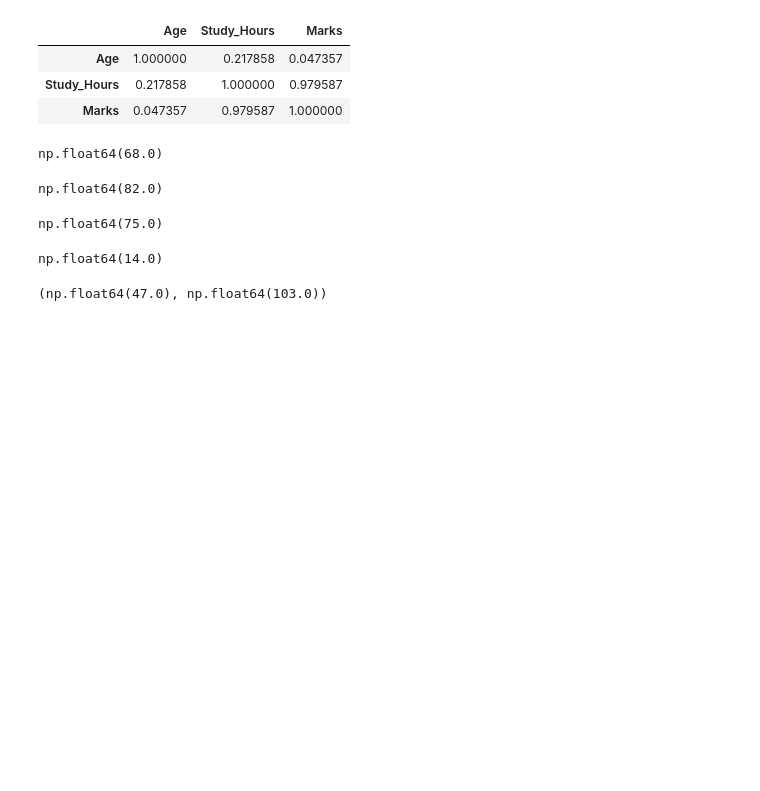
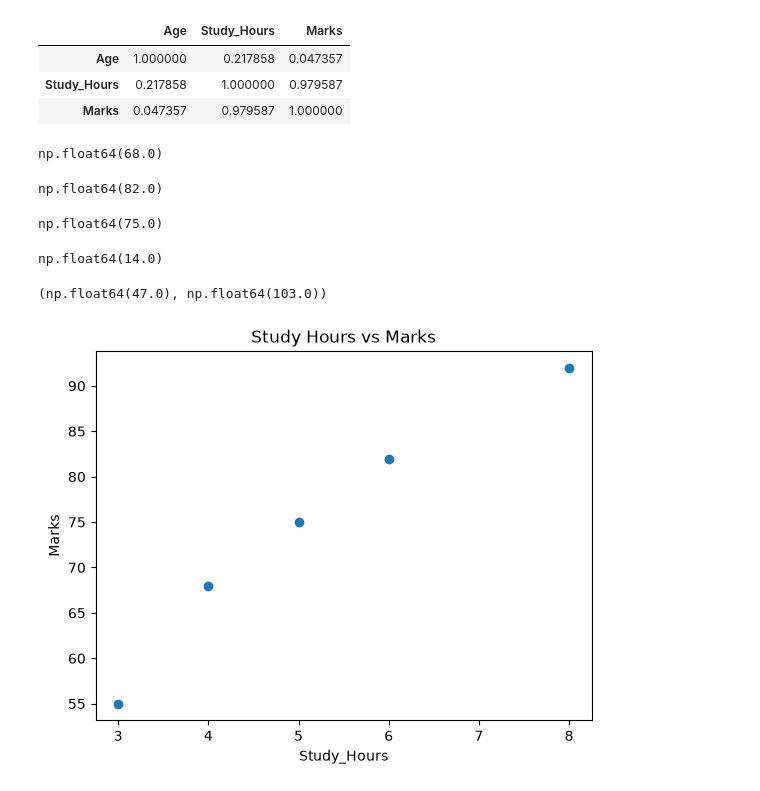
Before and after one commit to Anjula2001/study-research-agent, a Jupyter notebook: 04-Data-Analysis/data_analysis.ipynb, the cells around one changed output. Cells and saved outputs as stored; diff of their text form; code cells hidden in the pictures; blank space fills up the shorter version.

```diff
--- a/04-Data-Analysis/data_analysis.ipynb
+++ b/04-Data-Analysis/data_analysis.ipynb
@@ -346,3 +346,14 @@ upper_bound = q3 + 1.5 * iqr
 lower_bound, upper_bound
 # %% [output]
 (np.float64(47.0), np.float64(103.0))
+# %%
+import matplotlib.pyplot as plt
+plt.scatter(df["Study_Hours"], df["Marks"])
+
+plt.xlabel("Study_Hours")
+plt.ylabel("Marks")
+plt.title("Study Hours vs Marks")
+
+plt.show()
+# %% [output]
+[figure, added]
```
Also changed, not shown: parts of 13 cells of this notebook.
